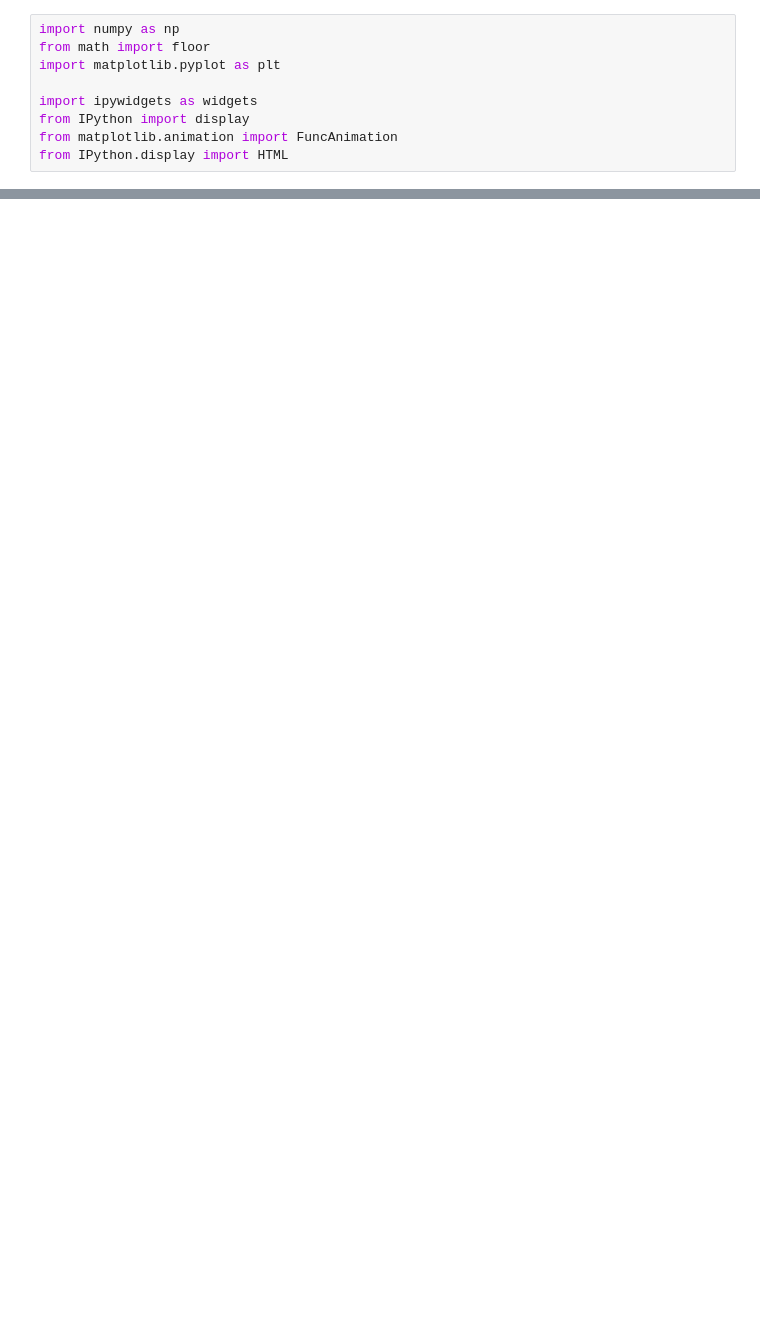
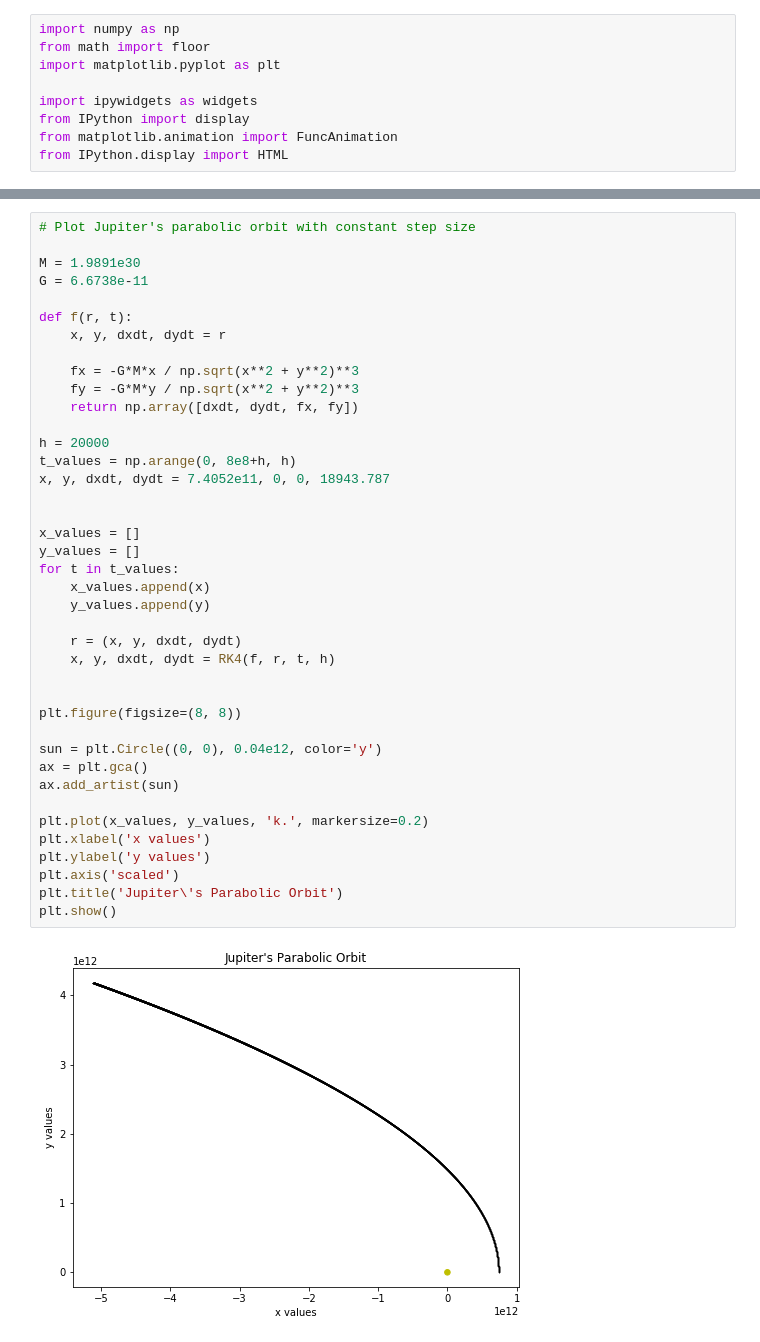
Before and after one commit to meh187/comp-methods-slingshot, a Jupyter notebook: Final Project Code.ipynb, the cells around one changed output, grey strips where cells are left out. Cells and saved outputs as stored; diff of their text form; blank space fills up the shorter version.

```diff
--- a/Final Project Code.ipynb
+++ b/Final Project Code.ipynb
@@ -91,0 +234,42 @@ HTML(anim.to_html5_video())
+# %%
+# Plot Jupiter's parabolic orbit with constant step size
+
+M = 1.9891e30
+G = 6.6738e-11
+
+def f(r, t):
+    x, y, dxdt, dydt = r
+
+    fx = -G*M*x / np.sqrt(x**2 + y**2)**3
+    fy = -G*M*y / np.sqrt(x**2 + y**2)**3
+    return np.array([dxdt, dydt, fx, fy])
+
+h = 20000
+t_values = np.arange(0, 8e8+h, h)
+x, y, dxdt, dydt = 7.4052e11, 0, 0, 18943.787
+
+
+x_values = []
+y_values = []
+for t in t_values:
+    x_values.append(x)
+    y_values.append(y)
+
+    r = (x, y, dxdt, dydt)
+    x, y, dxdt, dydt = RK4(f, r, t, h)
+
+
+plt.figure(figsize=(8, 8))
+
+sun = plt.Circle((0, 0), 0.04e12, color='y')
+ax = plt.gca()
+ax.add_artist(sun)
+
+plt.plot(x_values, y_values, 'k.', markersize=0.2)
+plt.xlabel('x values')
+plt.ylabel('y values')
+plt.axis('scaled')
+plt.title('Jupiter\'s Parabolic Orbit')
+plt.show()
+# %% [output]
+[figure, added]
```
Also changed, not shown: parts of 11 cells of this notebook.
